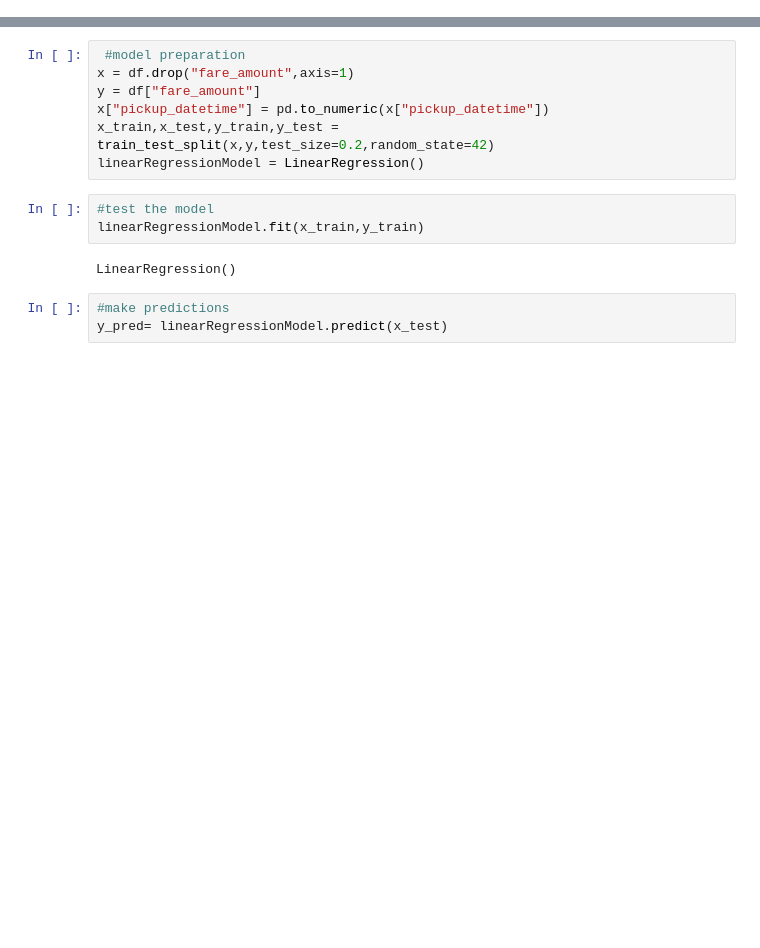
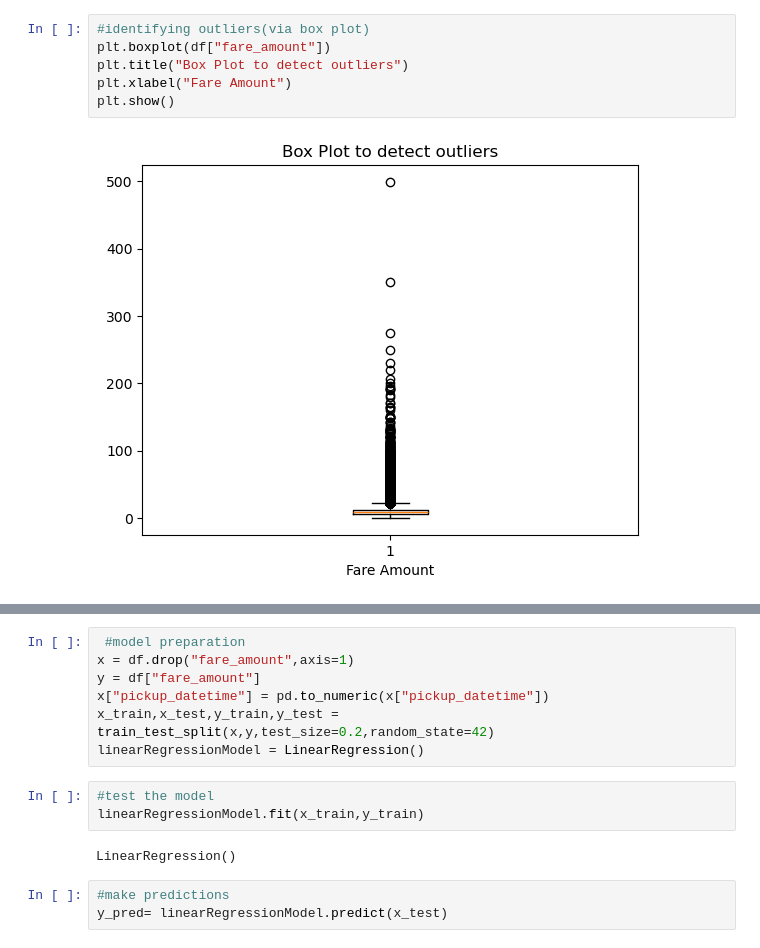
Before and after one commit to aryandumale04/Labaoratory-Practice---3, a Jupyter notebook: LP-3/ML/1.Uber Fare Prediction .ipynb, the cells around one changed output, grey strips where cells are left out. Saved outputs shown, nothing was run; the diff lists cells and outputs as text; blank space fills up the shorter version.

```diff
--- a/LP-3/ML/1.Uber Fare Prediction .ipynb
+++ b/LP-3/ML/1.Uber Fare Prediction .ipynb
@@ -32,3 +32,11 @@ df.head()
 | 2 | 12.9 | 2009-08-24 21:45:00+00:00 | -74.005043 | 40.740770 | -73.962565 | 40.772647 | ... |
 | 3 | 5.3 | 2009-06-26 08:22:21+00:00 | -73.976124 | 40.790844 | -73.965316 | 40.803349 | ... |
 | 4 | 16.0 | 2014-08-28 17:47:00+00:00 | -73.925023 | 40.744085 | -73.973082 | 40.761247 | ... |
+# %%
+#identifying outliers(via box plot)
+plt.boxplot(df["fare_amount"])
+plt.title("Box Plot to detect outliers")
+plt.xlabel("Fare Amount")
+plt.show()
+# %% [output]
+[figure, added]
```
Also changed, not shown: parts of 4 cells of this notebook, 8 other files.
